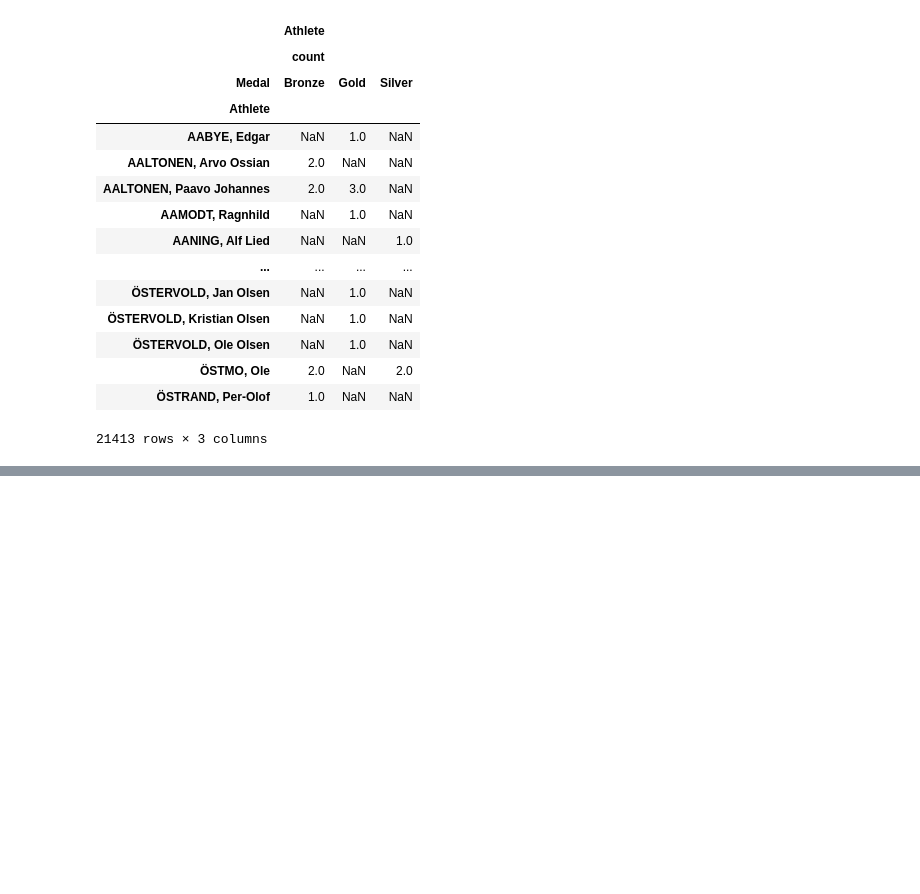
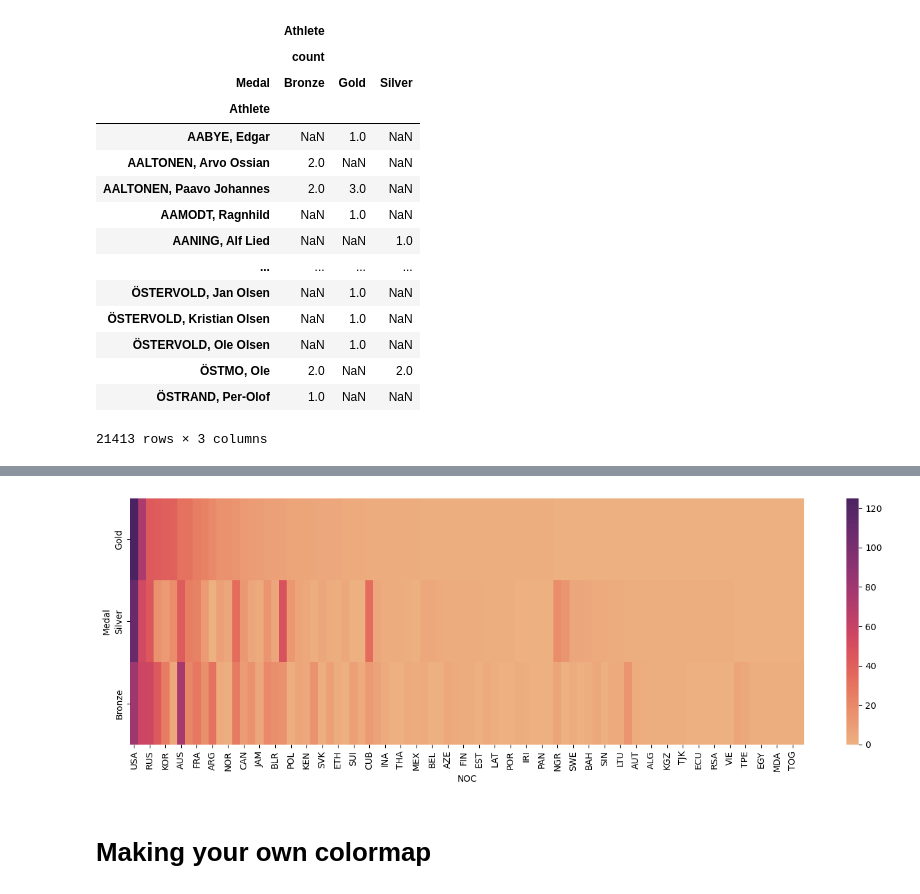
Before and after one commit to aeghprac/Git-Tracked-Files, a Jupyter notebook: Pandaz/PandasPractice2.ipynb, the cells around one changed output, grey strips where cells are left out. Saved outputs shown, nothing was run; the diff lists cells and outputs as text; code cells hidden in the pictures; blank space fills up the shorter version.

```diff
--- a/Pandaz/PandasPractice2.ipynb
+++ b/Pandaz/PandasPractice2.ipynb
@@ -416,0 +439,3 @@ g.sort_values(['Gold', 'Silver', 'Bronze'], ascending=False)
+# %%
+lo = oo[oo.Edition == 2008]
+lo.head()
@@ -416,0 +449,7 @@ g.sort_values(['Gold', 'Silver', 'Bronze'], ascending=False)
+# %%
+# Group by with the size basically makes it an aggregate function in SQL
+g = lo.groupby(['NOC', 'Medal']).size().unstack('Medal', fill_value=0)
+g = g.sort_values(['Gold', 'Silver', 'Bronze'], ascending = False)[['Gold', 'Silver', 'Bronze']]
+# %%
+g = g.transpose() # this makes the data horizontal
+g
@@ -416,0 +463,7 @@ g.sort_values(['Gold', 'Silver', 'Bronze'], ascending=False)
+# %%
+plt.figure(figsize=(17, 5)) # this resizes it to be bigger
+sns.heatmap(g, cmap ='flare'); # Rocket is the opposite color spectrum
+# %% [output]
+[figure, added]
+# %% [markdown]
+# Making your own colormap
```
Also changed, not shown: parts of 14 cells of this notebook.
